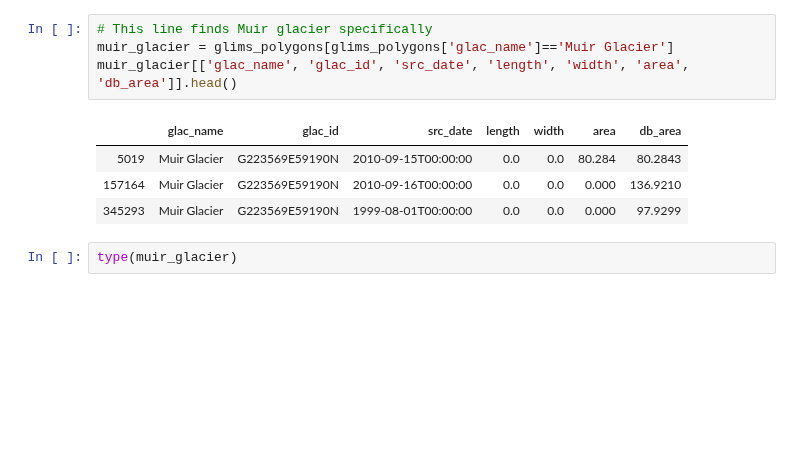
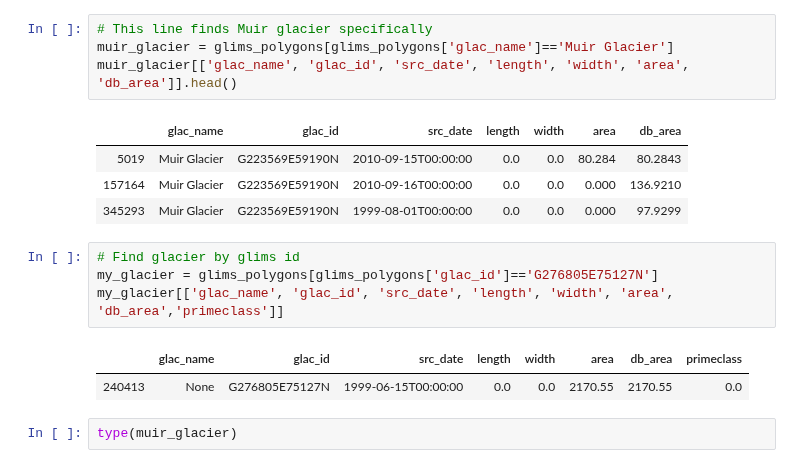
Before and after one commit to windnage/wgms-glacier-project, a Jupyter notebook: notebooks/0-explore-glims.ipynb, the cells around one changed output. Cells and saved outputs as stored; diff of their text form; blank space fills up the shorter version.

Commit message:
Added code to check glacier info by glac id

```diff
--- a/notebooks/0-explore-glims.ipynb
+++ b/notebooks/0-explore-glims.ipynb
@@ -182,6 +182,13 @@ muir_glacier[['glac_name', 'glac_id', 'src_date', 'length', 'width', 'area', 'db
 | 5019 | Muir Glacier | G223569E59190N | 2010-09-15T00:00:00 | 0.0 | 0.0 | 80.284 | 80.2843 |
 | 157164 | Muir Glacier | G223569E59190N | 2010-09-16T00:00:00 | 0.0 | 0.0 | 0.000 | 136.9210 |
 | 345293 | Muir Glacier | G223569E59190N | 1999-08-01T00:00:00 | 0.0 | 0.0 | 0.000 | 97.9299 |
+# %%
+# Find glacier by glims id
+my_glacier = glims_polygons[glims_polygons['glac_id']=='G276805E75127N']
+my_glacier[['glac_name', 'glac_id', 'src_date', 'length', 'width', 'area', 'db_area','primeclass']]
+# %% [output]
+|  | glac_name | glac_id | src_date | length | width | area | db_area | primeclass |
+| 240413 | None | G276805E75127N | 1999-06-15T00:00:00 | 0.0 | 0.0 | 2170.55 | 2170.55 | 0.0 |
 # %%
 type(muir_glacier)
 # %% [output]
```
